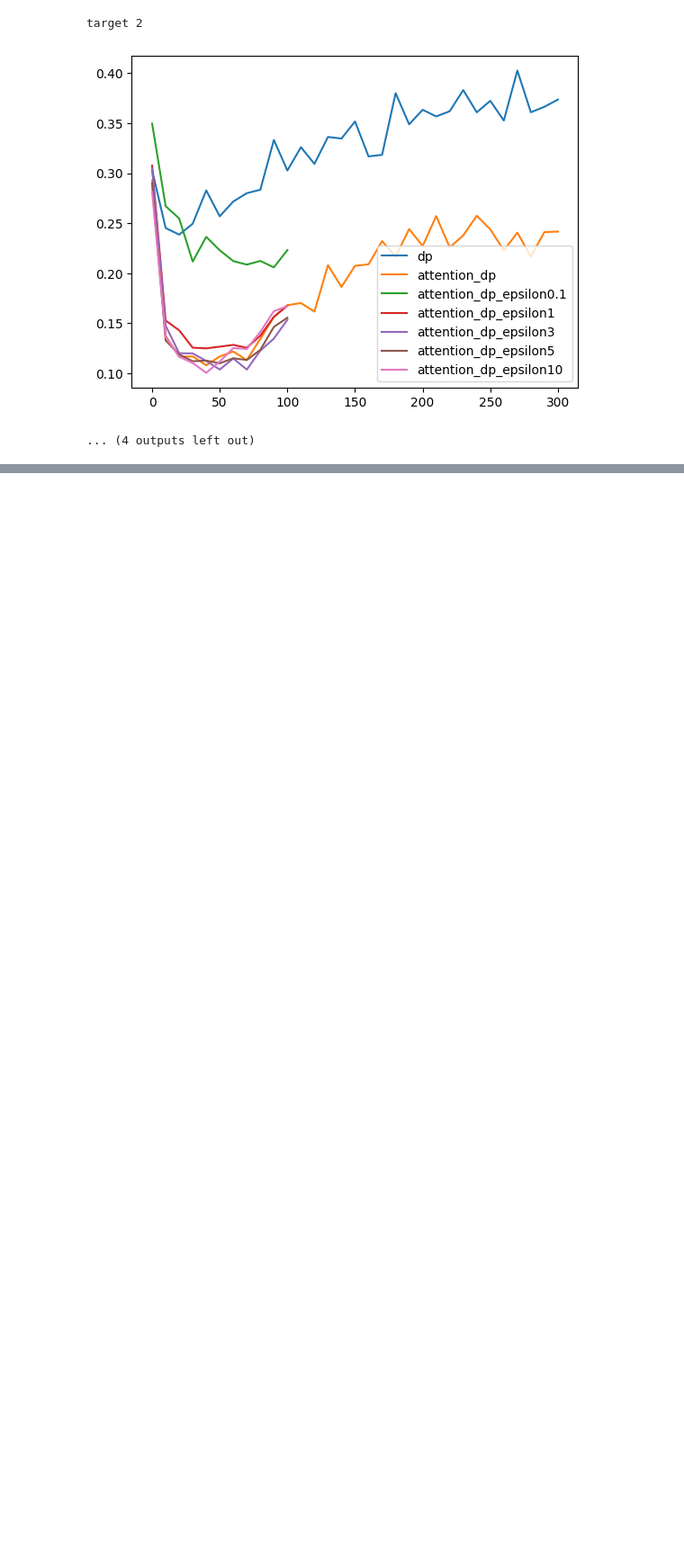
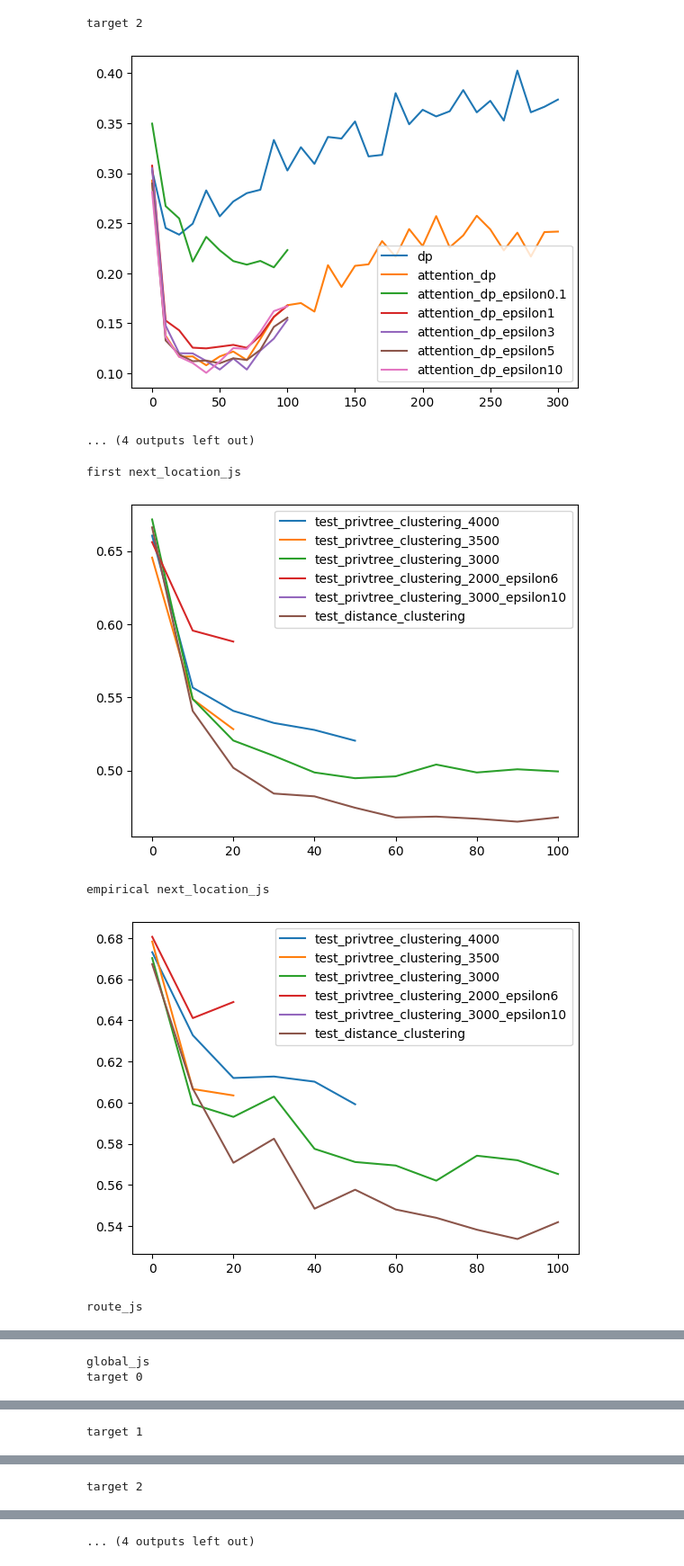
Before and after one commit to tkgsn/priv_traj_gen, a Jupyter notebook: show.ipynb, the cells around one changed output, grey strips where cells are left out. Shown at 90% size. Saved outputs shown, nothing was run; the diff lists cells and outputs as text; code cells hidden in the pictures; blank space fills up the shorter version.

Commit message:
implement privtree clustering

```diff
--- a/show.ipynb
+++ b/show.ipynb
@@ -208,3 +208,16 @@ target 1
 target 2
 [figure]
 ... (4 outputs left out)
+# %%
+dataset = "peopleflow"
+data_name = "10000"
+training_data_name = "bin62"
+
+save_names = ["test_privtree_clustering_4000", "test_privtree_clustering_3500", "test_privtree_clustering_3000", "test_privtree_clustering_2000_epsilon6", "test_privtree_clustering_3000_epsilon10", "test_distance_clustering"]
+run()
+# %% [output]
+first next_location_js
+[figure, added]
+empirical next_location_js
+[figure, added]
+route_js
@@ -210,0 +225,2 @@ target 2
+global_js
+target 0
@@ -210,0 +228 @@ target 2
+target 1
@@ -210,0 +230 @@ target 2
+target 2
@@ -211,3 +232,4 @@ target 2
+... (4 outputs left out)
 # %%
 import pandas as pd
 # original_data_path = "/data/chengdu/raw/trajs_demo.csv"
```
Also changed, not shown: parts of 1 cell of this notebook, 8 other files.
